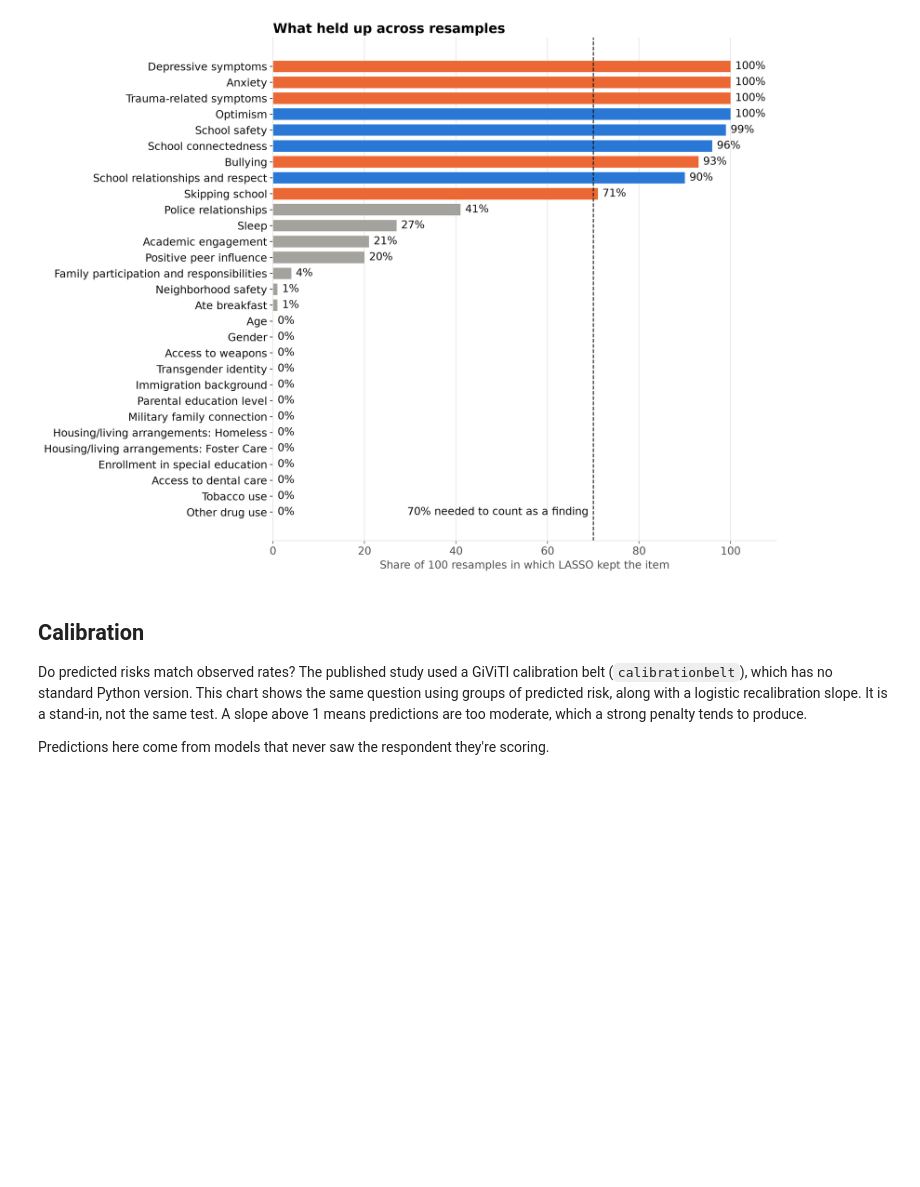
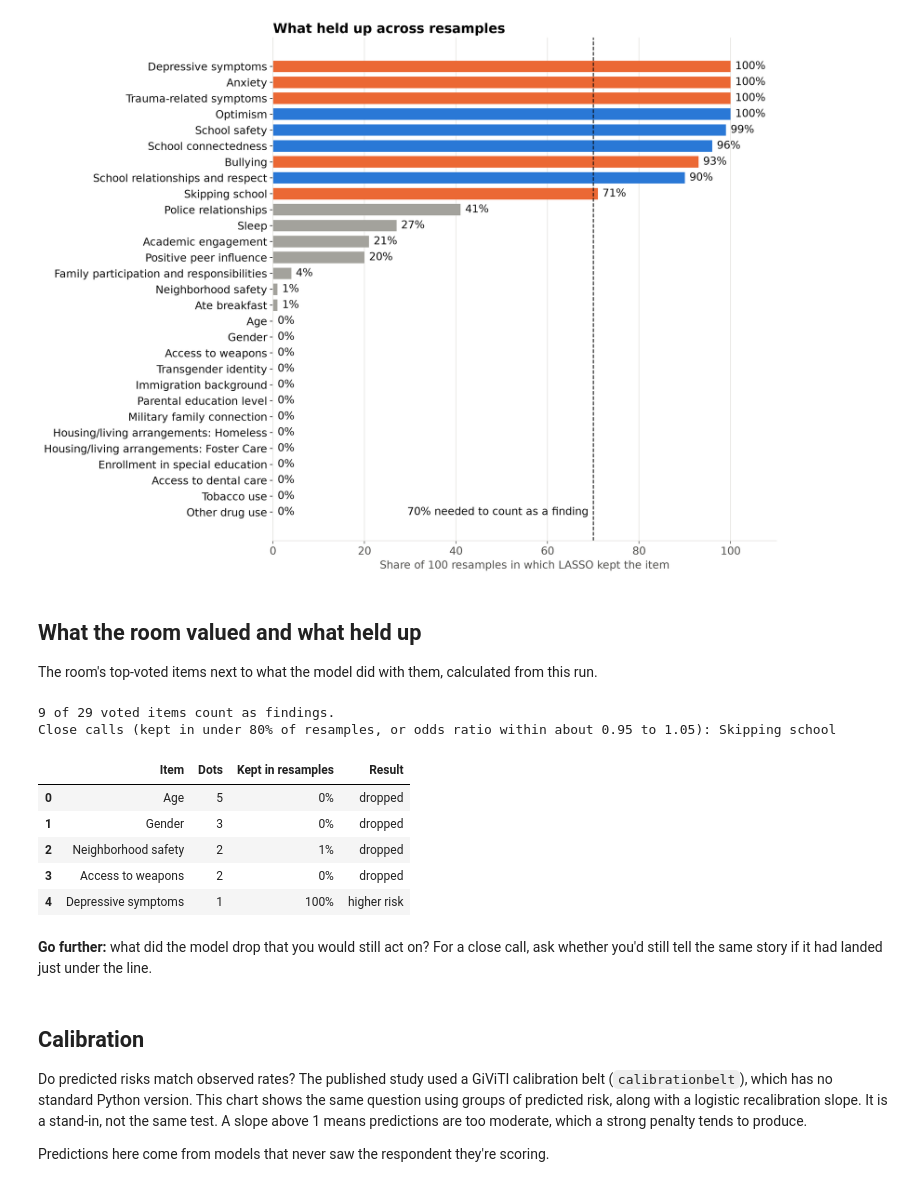
Before and after one commit to vqsierra/IWFP, a Jupyter notebook: live_vote_demo/IWFP_live_vote_demo.ipynb, the cells around one changed output. Saved outputs shown, nothing was run; the diff lists cells and outputs as text; code cells hidden in the pictures; blank space fills up the shorter version.

```diff
--- a/live_vote_demo/IWFP_live_vote_demo.ipynb
+++ b/live_vote_demo/IWFP_live_vote_demo.ipynb
@@ -290,6 +318,31 @@ if result["selected_features"]:
 fig.stability_chart(result, labels, pl.classify);
 # %% [output]
 [figure]
+# %% [markdown]
+## What the room valued and what held up
+
+The room's top-voted items next to what the model did with them, calculated from this run.
+# %%
+findings = [f for f in candidates if pl.classify(result, f) in ("higher risk", "protective")]
+close_calls = [labels.get(f, f) for f in findings
+               if result["stability"][f] < 0.8 or abs(np.log(result["odds_ratios"][f])) < 0.05]
+top_by_dots = coef_table.sort_values("Dots", ascending=False, kind="stable").head(5)
+
+print(f"{len(findings)} of {len(candidates)} voted items count as findings.")
+print(f"Close calls (kept in under 80% of resamples, or odds ratio within about 0.95 to 1.05): "
+      f"{', '.join(close_calls) or 'none'}")
+top_by_dots[["Item", "Dots", "Kept in resamples", "Result"]].reset_index(drop=True)
+# %% [output]
+9 of 29 voted items count as findings.
+Close calls (kept in under 80% of resamples, or odds ratio within about 0.95 to 1.05): Skipping school
+|  | Item | Dots | Kept in resamples | Result |
+| 0 | Age | 5 | 0% | dropped |
+| 1 | Gender | 3 | 0% | dropped |
+| 2 | Neighborhood safety | 2 | 1% | dropped |
+| 3 | Access to weapons | 2 | 0% | dropped |
+| 4 | Depressive symptoms | 1 | 100% | higher risk |
+# %% [markdown]
+**Go further:** what did the model drop that you would still act on? For a close call, ask whether you'd still tell the same story if it had landed just under the line.
 # %% [markdown]
 ## Calibration
 
```
Also changed, not shown: parts of 21 cells of this notebook, 3 other files.
